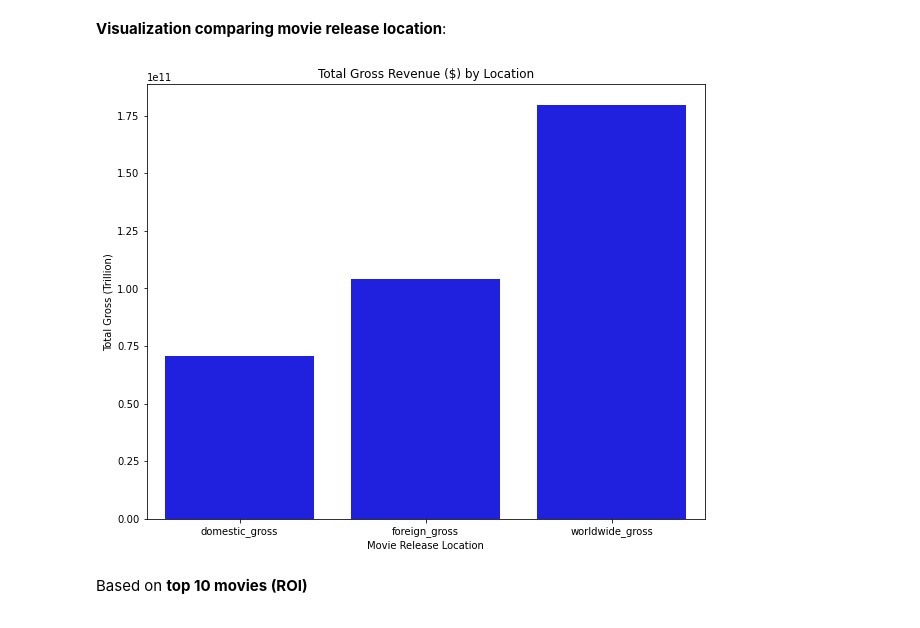
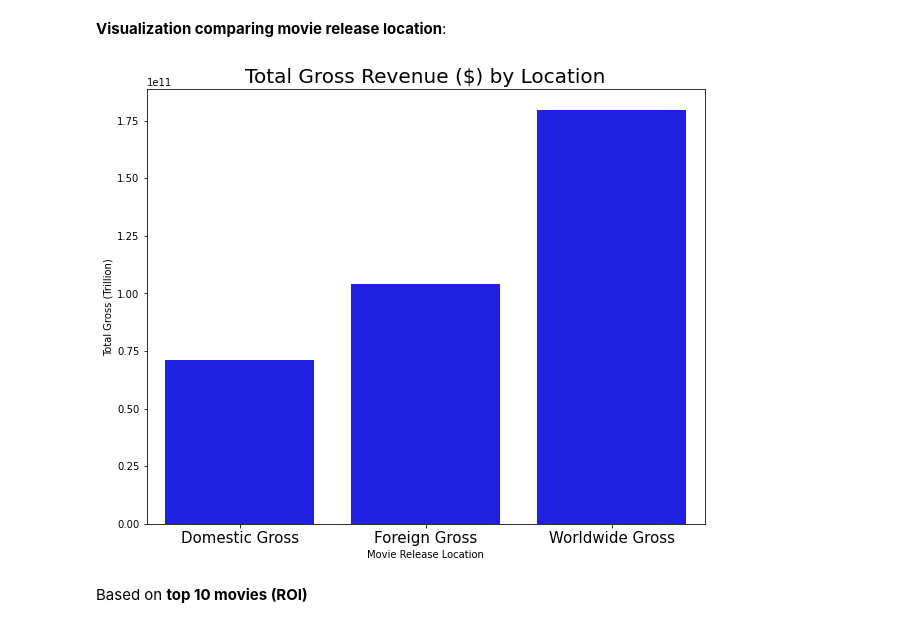
Before and after one commit to learn-co-curriculum/dsc-phase-2-project-v3, a Jupyter notebook: main_workbook.ipynb, the cells around one changed output. Cells and saved outputs as stored; diff of their text form; code cells hidden in the pictures.

```diff
--- a/main_workbook.ipynb
+++ b/main_workbook.ipynb
@@ -276,23 +315,27 @@ calc_df = calc_df.loc[~calc_df['roi'].duplicated(), :]
 # %%
 # convert 'foreign_gross' to float
 calc_df['foreign_gross'] = pd.to_numeric(calc_df['foreign_gross'], errors='coerce')
 
 # calculate the sums
 sums = calc_df[['domestic_gross', 'foreign_gross', 'worldwide_gross']].sum()
 
 # create a new dataframe with sums
 df_sums = pd.DataFrame({'gross_type': sums.index, 'sum': sums.values})
 
 # Now use seaborn to create the visualization
 plt.figure(figsize=(10,8))
 sns.barplot(x='gross_type', y='sum', data=df_sums, ci=None, color='blue')
-plt.title('Total Gross Revenue ($) by Location')
+plt.title('Total Gross Revenue ($) by Location', fontsize=20)
 plt.xlabel('Movie Release Location')
 plt.ylabel('Total Gross (Trillion)')
-# plt.xticks(rotation=90) # This line is commented out to display labels horizontally
+
+# modify x-axis labels
+labels = ['Domestic Gross', 'Foreign Gross', 'Worldwide Gross']
+plt.xticks(range(3), labels, fontsize=15)
+
 plt.show();
 # %% [output]
-[figure, old version]
+[figure, new version]
 # %% [markdown]
 Based on **top 10 movies (ROI)**
 # %% [markdown]
```
Also changed, not shown: parts of 9 cells of this notebook.
